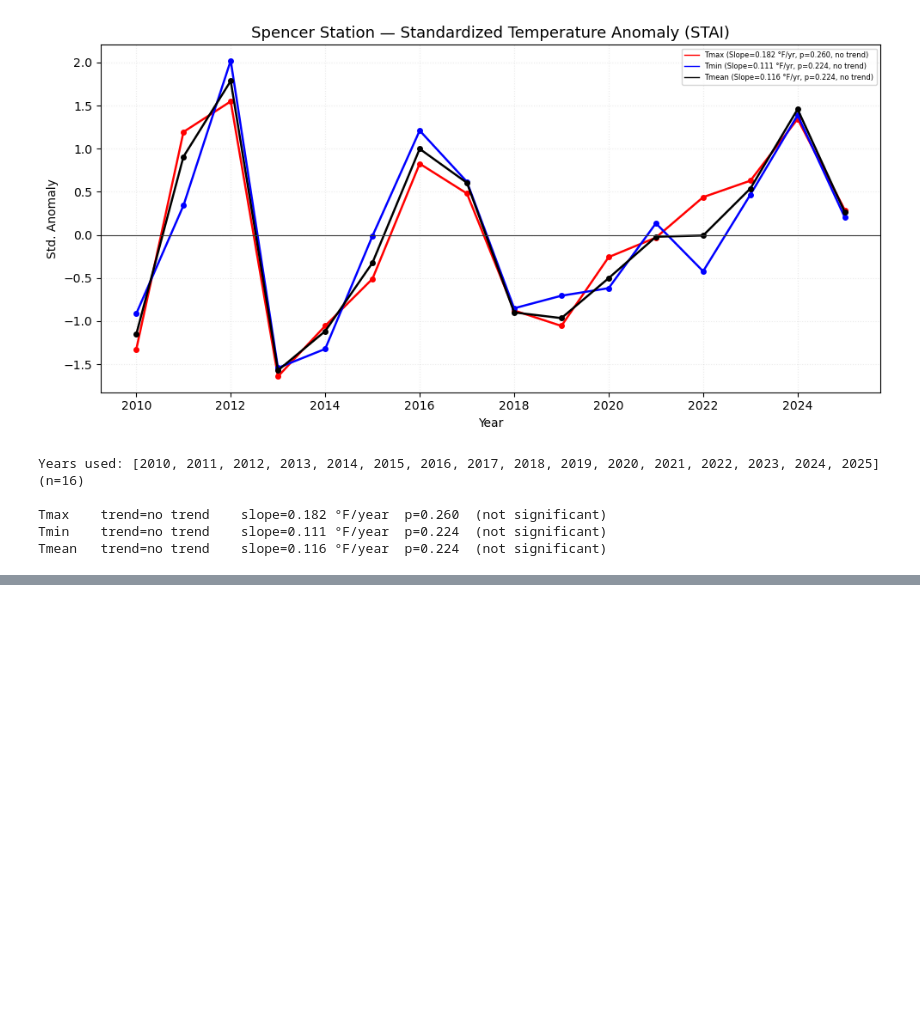
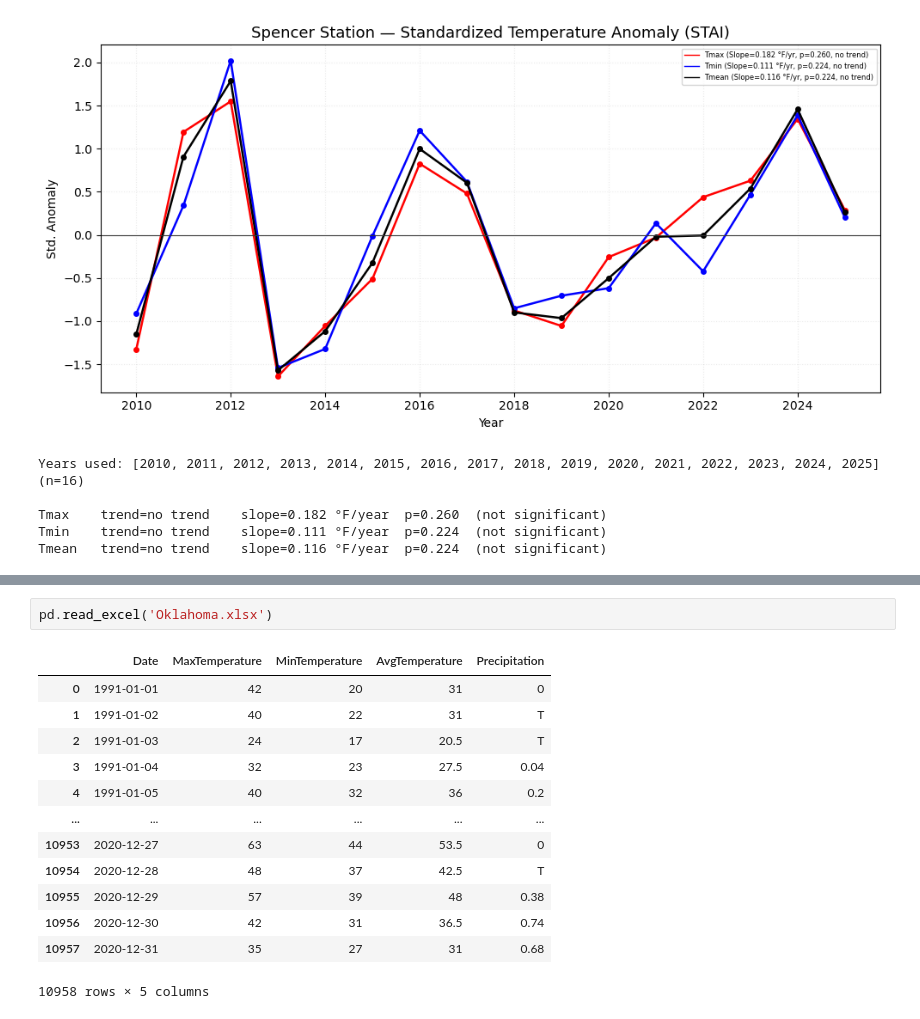
Before and after one commit to damponsah20/FS, a Jupyter notebook: Fact-Sheet_codes.ipynb, the cells around one changed output, grey strips where cells are left out. Drawn from its saved outputs; the diff is of its cells as text; blank space fills up the shorter version.

```diff
--- a/Fact-Sheet_codes.ipynb
+++ b/Fact-Sheet_codes.ipynb
@@ -345,0 +368,16 @@ Tmean   trend=no trend    slope=0.116 °F/year  p=0.224  (not significant)
+# %%
+pd.read_excel('Oklahoma.xlsx')
+# %% [output]
+|  | Date | MaxTemperature | MinTemperature | AvgTemperature | Precipitation |
+| 0 | 1991-01-01 | 42 | 20 | 31 | 0 |
+| 1 | 1991-01-02 | 40 | 22 | 31 | T |
+| 2 | 1991-01-03 | 24 | 17 | 20.5 | T |
+| 3 | 1991-01-04 | 32 | 23 | 27.5 | 0.04 |
+| 4 | 1991-01-05 | 40 | 32 | 36 | 0.2 |
+| ... | ... | ... | ... | ... | ... |
+| 10953 | 2020-12-27 | 63 | 44 | 53.5 | 0 |
+| 10954 | 2020-12-28 | 48 | 37 | 42.5 | T |
+| 10955 | 2020-12-29 | 57 | 39 | 48 | 0.38 |
+| 10956 | 2020-12-30 | 42 | 31 | 36.5 | 0.74 |
+| 10957 | 2020-12-31 | 35 | 27 | 31 | 0.68 |
+10958 rows × 5 columns
```
Also changed, not shown: parts of 4 cells of this notebook, 3 other files.
